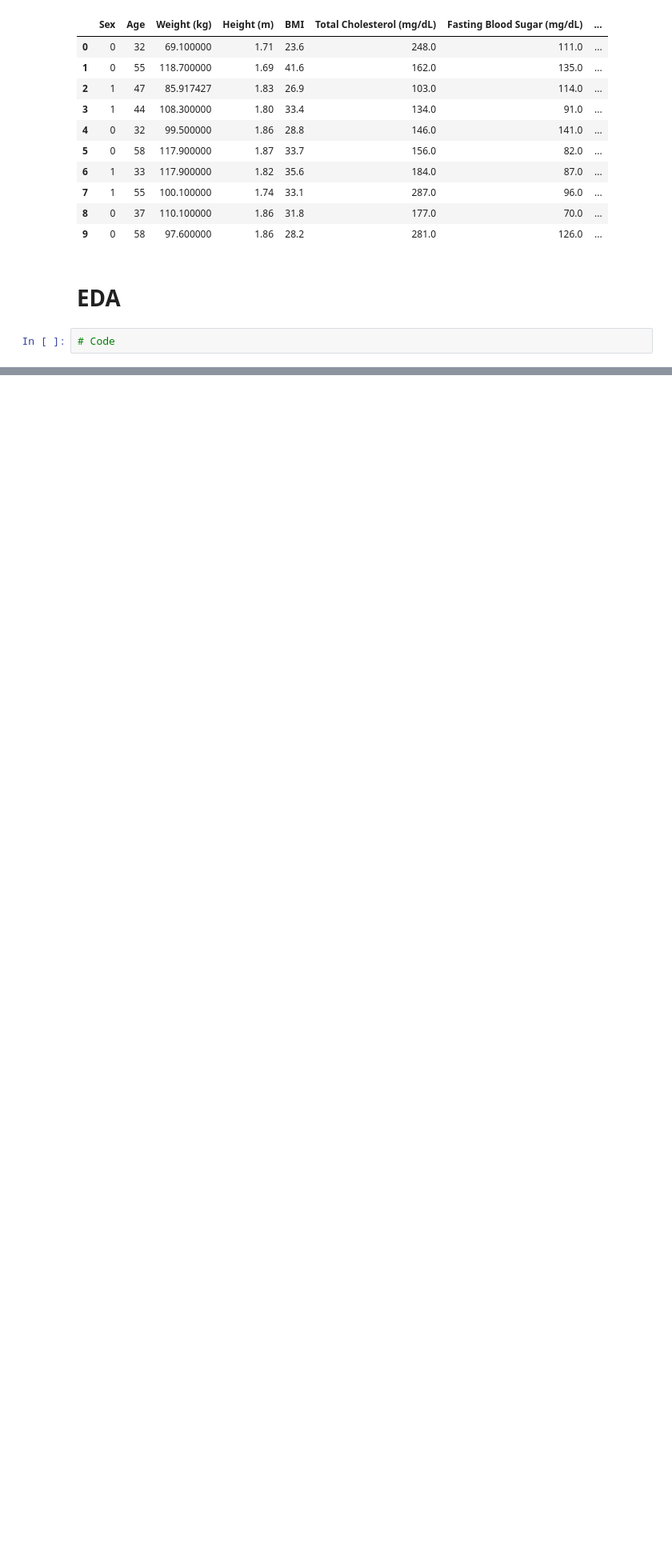
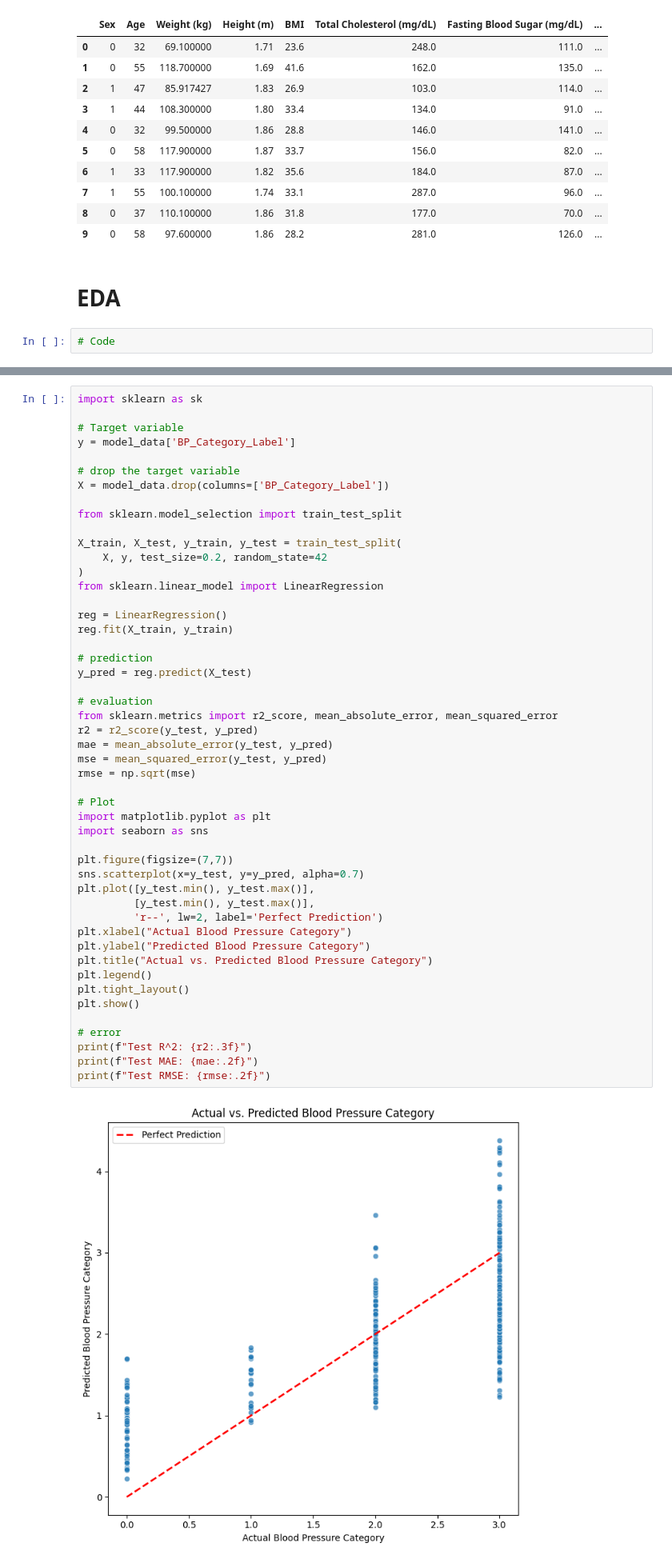
Before and after one commit to DS3001-Group-P/Final-Project, a Jupyter notebook: milestone3.ipynb, the cells around one changed output, grey strips where cells are left out. Shown: that part at 80% size. Saved outputs shown, nothing was run; the diff lists cells and outputs as text; blank space fills up the shorter version.

```diff
--- a/milestone3.ipynb
+++ b/milestone3.ipynb
@@ -204,0 +304,51 @@ memory usage: 191.3 KB
+# %%
+import sklearn as sk
+
+# Target variable
+y = model_data['BP_Category_Label']
+
+# drop the target variable
+X = model_data.drop(columns=['BP_Category_Label'])
+
+from sklearn.model_selection import train_test_split
+
+X_train, X_test, y_train, y_test = train_test_split(
+    X, y, test_size=0.2, random_state=42
+)
+from sklearn.linear_model import LinearRegression
+
+reg = LinearRegression()
+reg.fit(X_train, y_train)
+
+# prediction
+y_pred = reg.predict(X_test)
+
+# evaluation
+from sklearn.metrics import r2_score, mean_absolute_error, mean_squared_error
+r2 = r2_score(y_test, y_pred)
+mae = mean_absolute_error(y_test, y_pred)
+mse = mean_squared_error(y_test, y_pred)
+rmse = np.sqrt(mse)
+
+# Plot
+import matplotlib.pyplot as plt
+import seaborn as sns
+
+plt.figure(figsize=(7,7))
+sns.scatterplot(x=y_test, y=y_pred, alpha=0.7)
+plt.plot([y_test.min(), y_test.max()],
+         [y_test.min(), y_test.max()],
+         'r--', lw=2, label='Perfect Prediction')
+plt.xlabel("Actual Blood Pressure Category")
+plt.ylabel("Predicted Blood Pressure Category")
+plt.title("Actual vs. Predicted Blood Pressure Category")
+plt.legend()
+plt.tight_layout()
+plt.show()
+
+# error
+print(f"Test R^2: {r2:.3f}")
+print(f"Test MAE: {mae:.2f}")
+print(f"Test RMSE: {rmse:.2f}")
+# %% [output]
+[figure, added]
```
Also changed, not shown: parts of 17 cells of this notebook.
